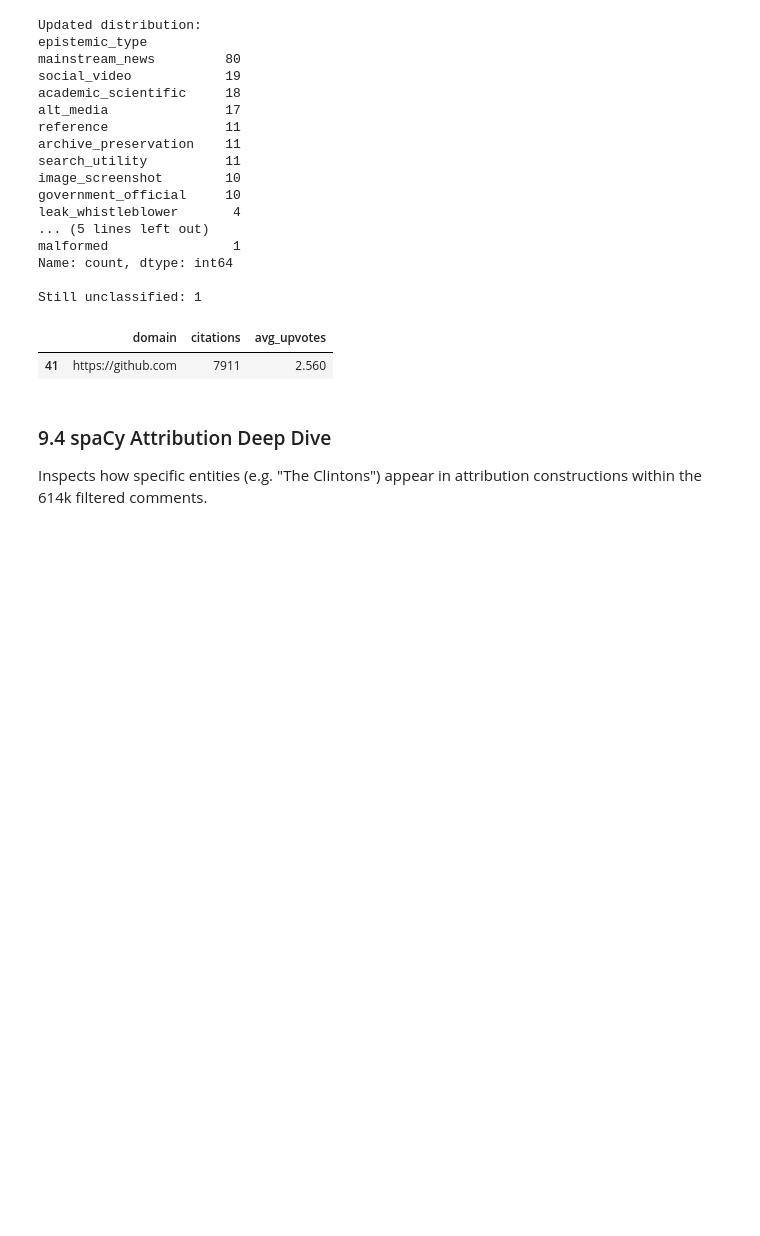
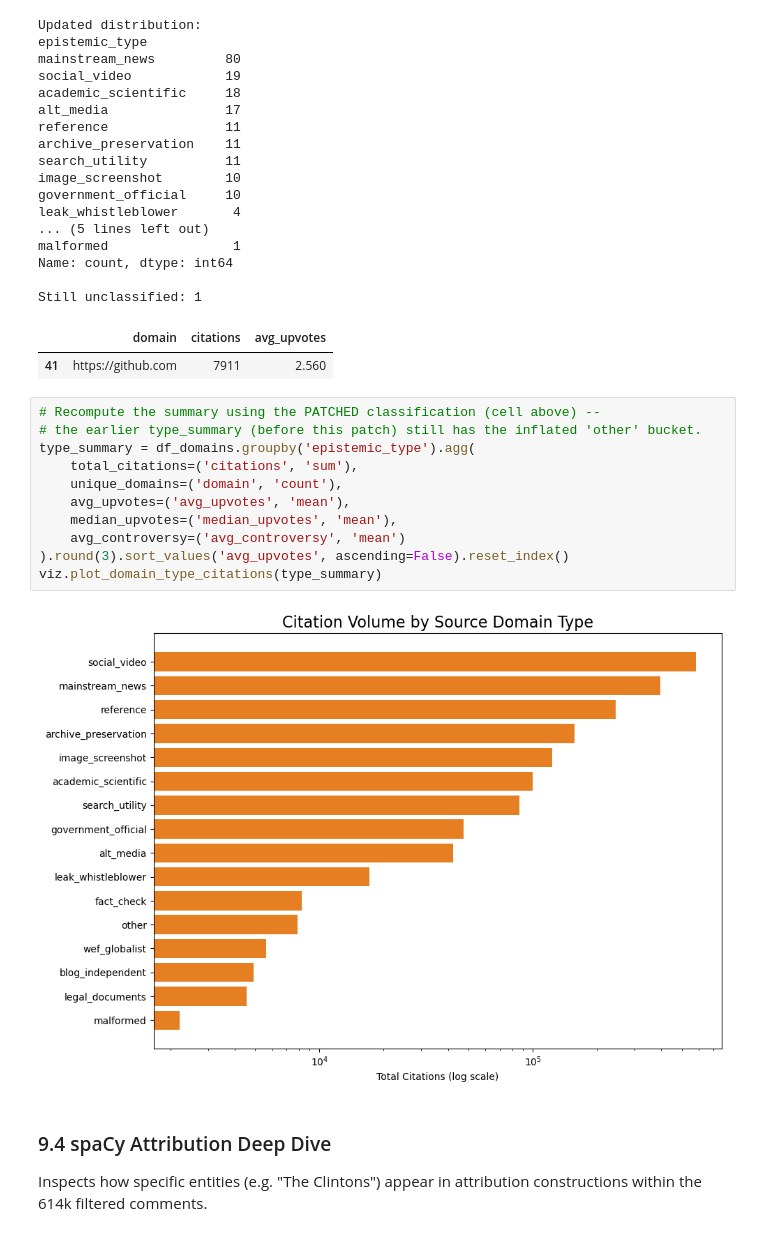
Before and after one commit to humanathema/ConspiracyComments, a Jupyter notebook: ConspiracyMaster_Refactored.ipynb, the cells around one changed output. Cells and saved outputs as stored; diff of their text form; blank space fills up the shorter version.

```diff
--- a/ConspiracyMaster_Refactored.ipynb
+++ b/ConspiracyMaster_Refactored.ipynb
@@ -2570,6 +2576,19 @@ Name: count, dtype: int64
 Still unclassified: 1
 |  | domain | citations | avg_upvotes |
 | 41 | https://github.com | 7911 | 2.560 |
+# %%
+# Recompute the summary using the PATCHED classification (cell above) --
+# the earlier type_summary (before this patch) still has the inflated 'other' bucket.
+type_summary = df_domains.groupby('epistemic_type').agg(
+    total_citations=('citations', 'sum'),
+    unique_domains=('domain', 'count'),
+    avg_upvotes=('avg_upvotes', 'mean'),
+    median_upvotes=('median_upvotes', 'mean'),
+    avg_controversy=('avg_controversy', 'mean')
+).round(3).sort_values('avg_upvotes', ascending=False).reset_index()
+viz.plot_domain_type_citations(type_summary)
+# %% [output]
+[figure, added]
 # %% [markdown]
 ### 9.4 spaCy Attribution Deep Dive
 
```
Also changed, not shown: parts of 6 cells of this notebook, 2 other files.
